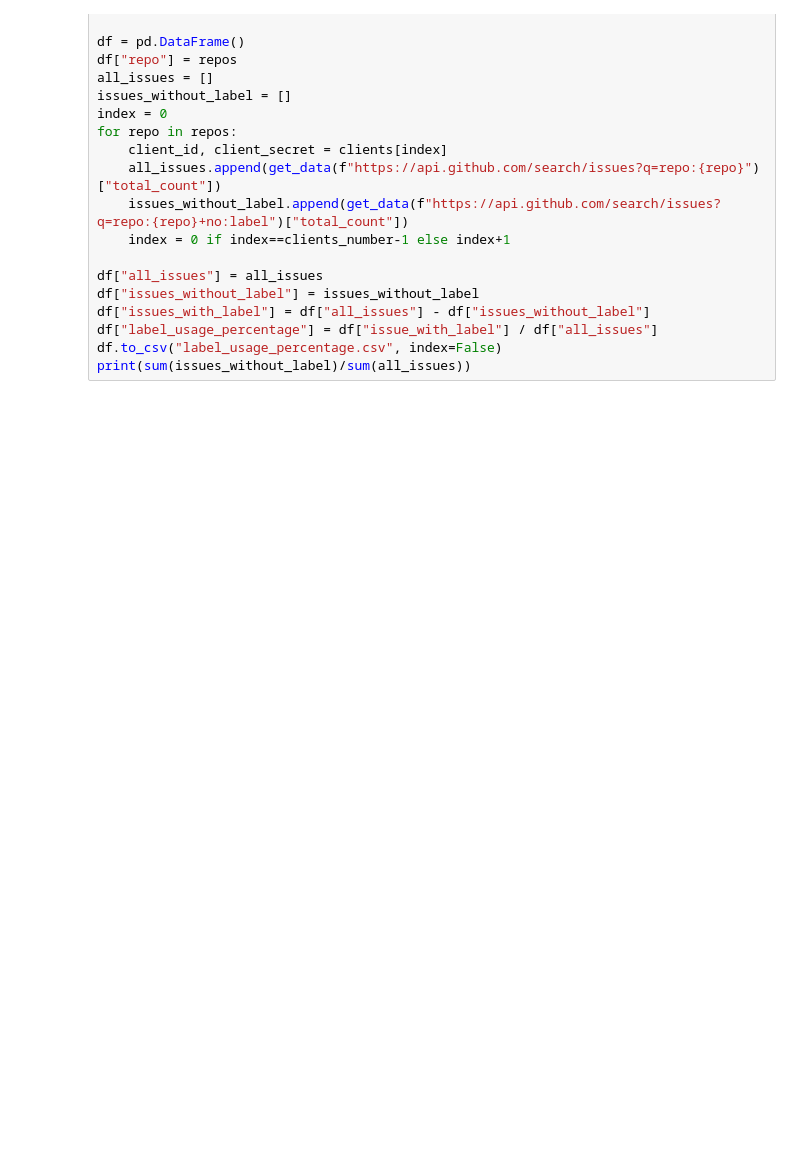
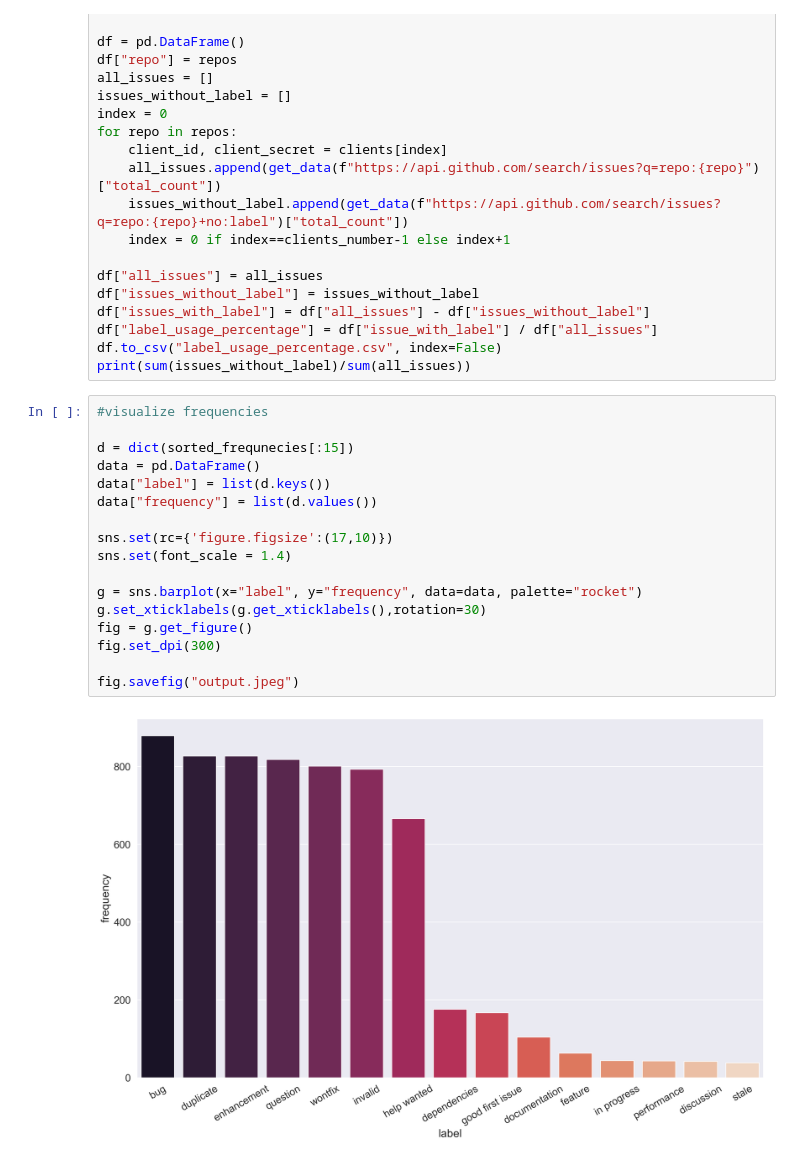
Before and after one commit to kianaakbari/issuetagger, a Jupyter notebook: analyze label usage/analyze labels in most star java repos.ipynb, the cells around one changed output. Cells and saved outputs as stored; diff of their text form; blank space fills up the shorter version.

Commit message:
adding label frequencies chart

```diff
--- a/analyze label usage/analyze labels in most star java repos.ipynb
+++ b/analyze label usage/analyze labels in most star java repos.ipynb
@@ -178,3 +180,22 @@ df["issues_with_label"] = df["all_issues"] - df["issues_without_label"]
 df["label_usage_percentage"] = df["issue_with_label"] / df["all_issues"]
 df.to_csv("label_usage_percentage.csv", index=False)
 print(sum(issues_without_label)/sum(all_issues))
+# %%
+#visualize frequencies
+
+d = dict(sorted_frequnecies[:15])
+data = pd.DataFrame()
+data["label"] = list(d.keys())
+data["frequency"] = list(d.values())
+
+sns.set(rc={'figure.figsize':(17,10)})
+sns.set(font_scale = 1.4)
+
+g = sns.barplot(x="label", y="frequency", data=data, palette="rocket")
+g.set_xticklabels(g.get_xticklabels(),rotation=30)
+fig = g.get_figure()
+fig.set_dpi(300)
+
+fig.savefig("output.jpeg")
+# %% [output]
+[figure, added]
```
Also changed, not shown: parts of 1 cell of this notebook, 1 other file.
